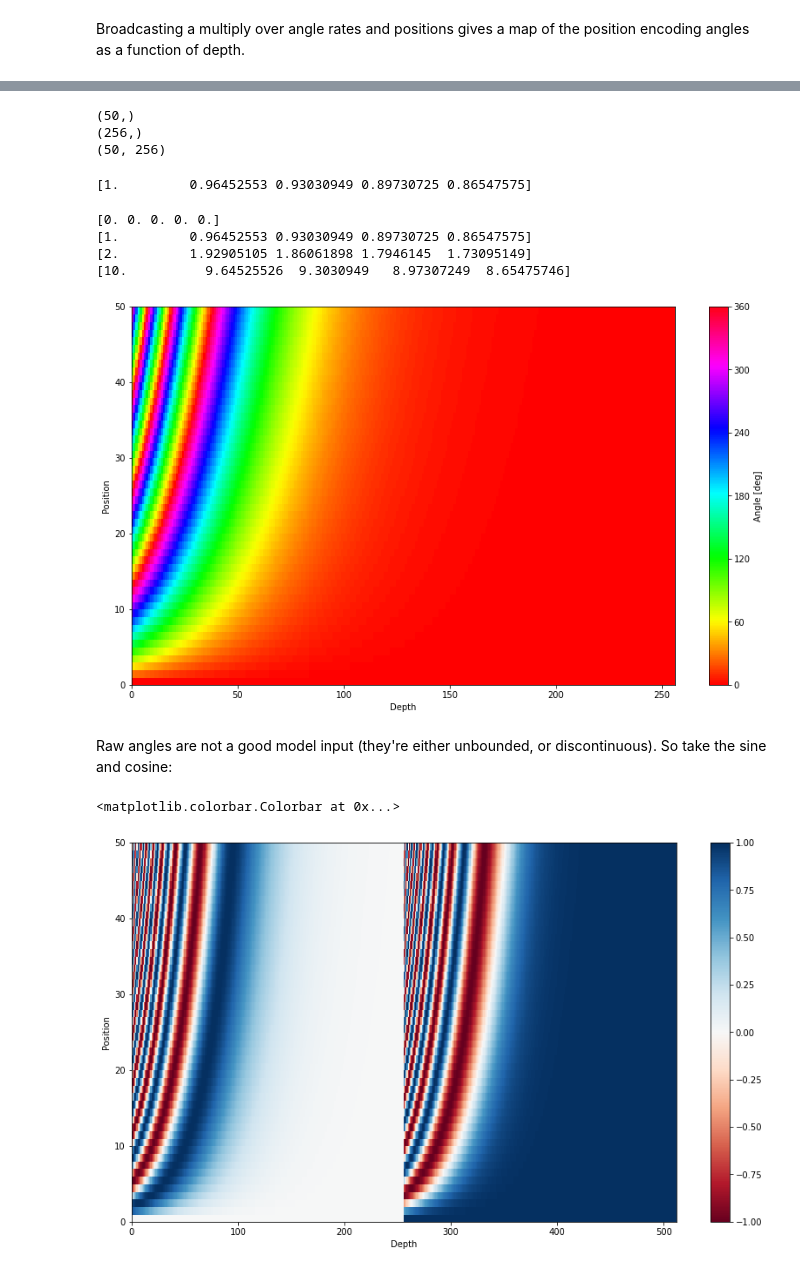
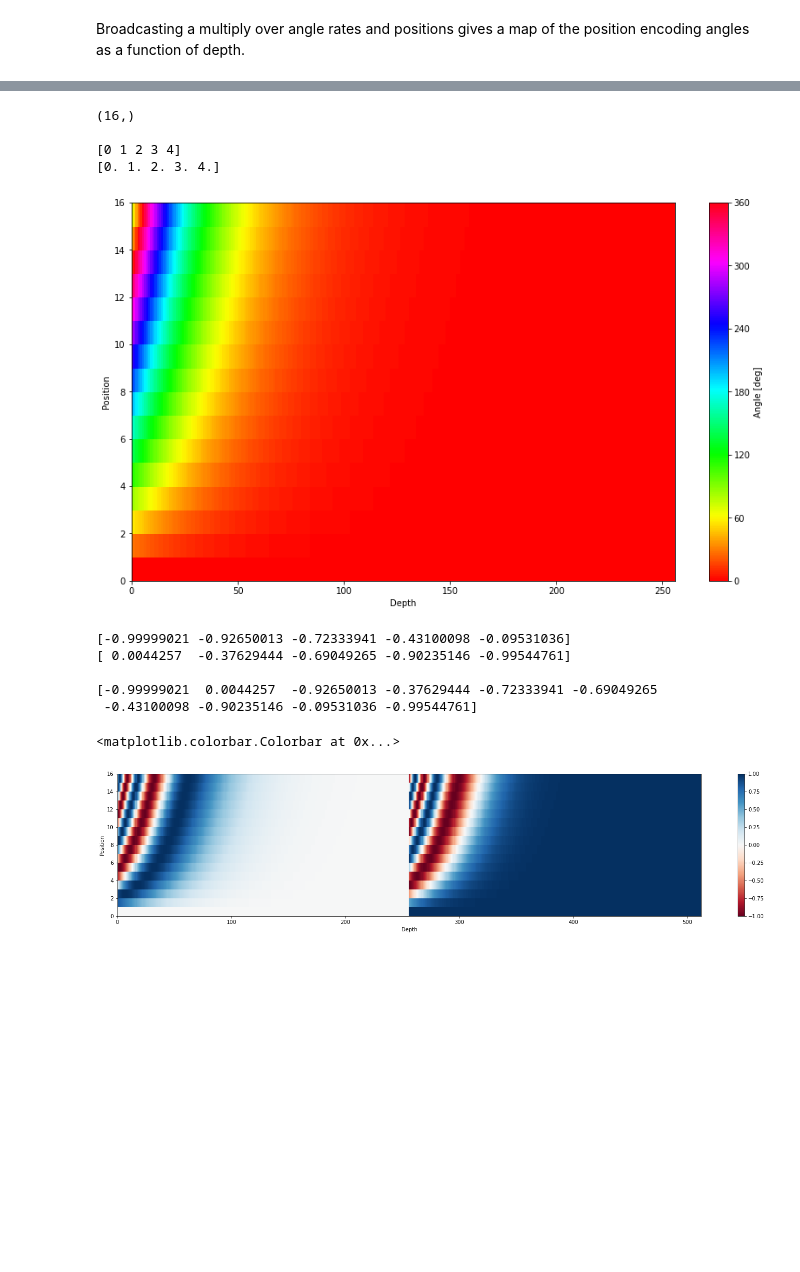
Before and after one commit to mattiaguerri/PunctuatorBERT_TF2, a Jupyter notebook: position_encoding_01.ipynb, the cells around one changed output, grey strips where cells are left out. Saved outputs shown, nothing was run; the diff lists cells and outputs as text; code cells hidden in the pictures; blank space fills up the shorter version.

```diff
--- a/position_encoding_01.ipynb
+++ b/position_encoding_01.ipynb
@@ -73,0 +200,8 @@ Broadcasting a multiply over angle rates and positions gives a map of the positi
+# %%
+num_positions = 16
+depth = 512
+min_rate = 1/10000
+
+assert depth%2 == 0, "Depth must be even."
+angle_rate_exponents = np.linspace(0,1,depth//2)
+angle_rates = min_rate**(angle_rate_exponents)
@@ -74,28 +212,19 @@ Broadcasting a multiply over angle rates and positions gives a map of the positi
 # %%
 positions = np.arange(num_positions)
 angle_rads = (positions[:, np.newaxis])*angle_rates[np.newaxis, :]
-# %%
-print(positions.shape)
-print(angle_rates.shape)
-print(angle_rads.shape)
-# %% [output]
-(50,)
-(256,)
-(50, 256)
-# %%
-print(angle_rates[0: 5])
-# %% [output]
-[1.         0.96452553 0.93030949 0.89730725 0.86547575]
-# %%
-print(angle_rads[0, 0:5])
-print(angle_rads[1, 0:5])
-print(angle_rads[2, 0:5])
-print(angle_rads[10, 0:5])
-# %% [output]
-[0. 0. 0. 0. 0.]
-[1.         0.96452553 0.93030949 0.89730725 0.86547575]
-[2.         1.92905105 1.86061898 1.7946145  1.73095149]
-[10.          9.64525526  9.3030949   8.97307249  8.65475746]
+# %%
+fracPositions = positions*10/10
+print(positions.shape)
+print("")
+print(positions[0:5])
+print(fracPositions[0:5])
+# %% [output]
+(16,)
+
+[0 1 2 3 4]
+[0. 1. 2. 3. 4.]
+# %%
+angle_rads = fracPositions[:, np.newaxis]*angle_rates[np.newaxis, :]
 # %%
 plt.figure(figsize = (14,8))
 plt.pcolormesh(
@@ -110,9 +239,7 @@ plt.xlabel('Depth')
 bar = plt.colorbar(label='Angle [deg]')
 bar.set_ticks(np.linspace(0,360,6+1))
 # %% [output]
-[figure, old version]
+[figure, new version]
-# %% [markdown]
-Raw angles are not a good model input (they're either unbounded, or discontinuous). So take the sine and cosine:
 # %%
 sines = np.sin(angle_rads)
 cosines = np.cos(angle_rads)
@@ -120,12 +250,23 @@ pos_encoding = np.concatenate([sines, cosines], axis=-1)
+# %%
+print(sines[11, 0:5])
+print(cosines[11, 0:5])
+print("")
+print(example[11, 0:10])
+# %% [output]
+[-0.99999021 -0.92650013 -0.72333941 -0.43100098 -0.09531036]
+[ 0.0044257  -0.37629444 -0.69049265 -0.90235146 -0.99544761]
+
+[-0.99999021  0.0044257  -0.92650013 -0.37629444 -0.72333941 -0.69049265
+ -0.43100098 -0.90235146 -0.09531036 -0.99544761]
 # %%
-plt.figure(figsize=(14,8))
+plt.figure(figsize=(25,5))
 plt.pcolormesh(pos_encoding,
                # Use a diverging colormap so it's clear where zero is.
                cmap='RdBu', vmin=-1, vmax=1)
 plt.xlim([0,depth])
 plt.ylabel('Position')
 plt.xlabel('Depth')
 plt.colorbar()
 # %% [output]
 <matplotlib.colorbar.Colorbar at 0x...>
-[figure, old version]
+[figure, new version]
```
Also changed, not shown: parts of 58 cells of this notebook, 10 other files.
